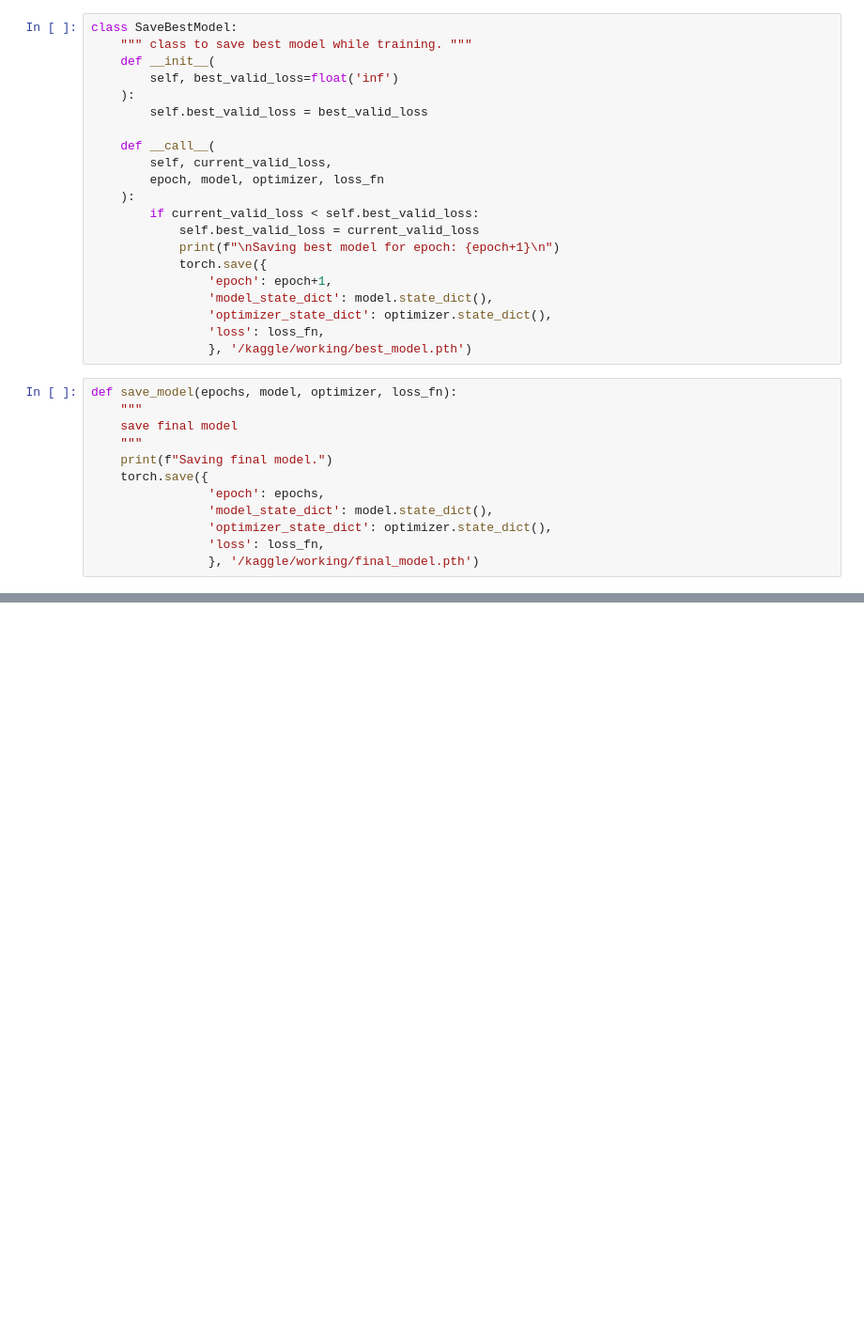
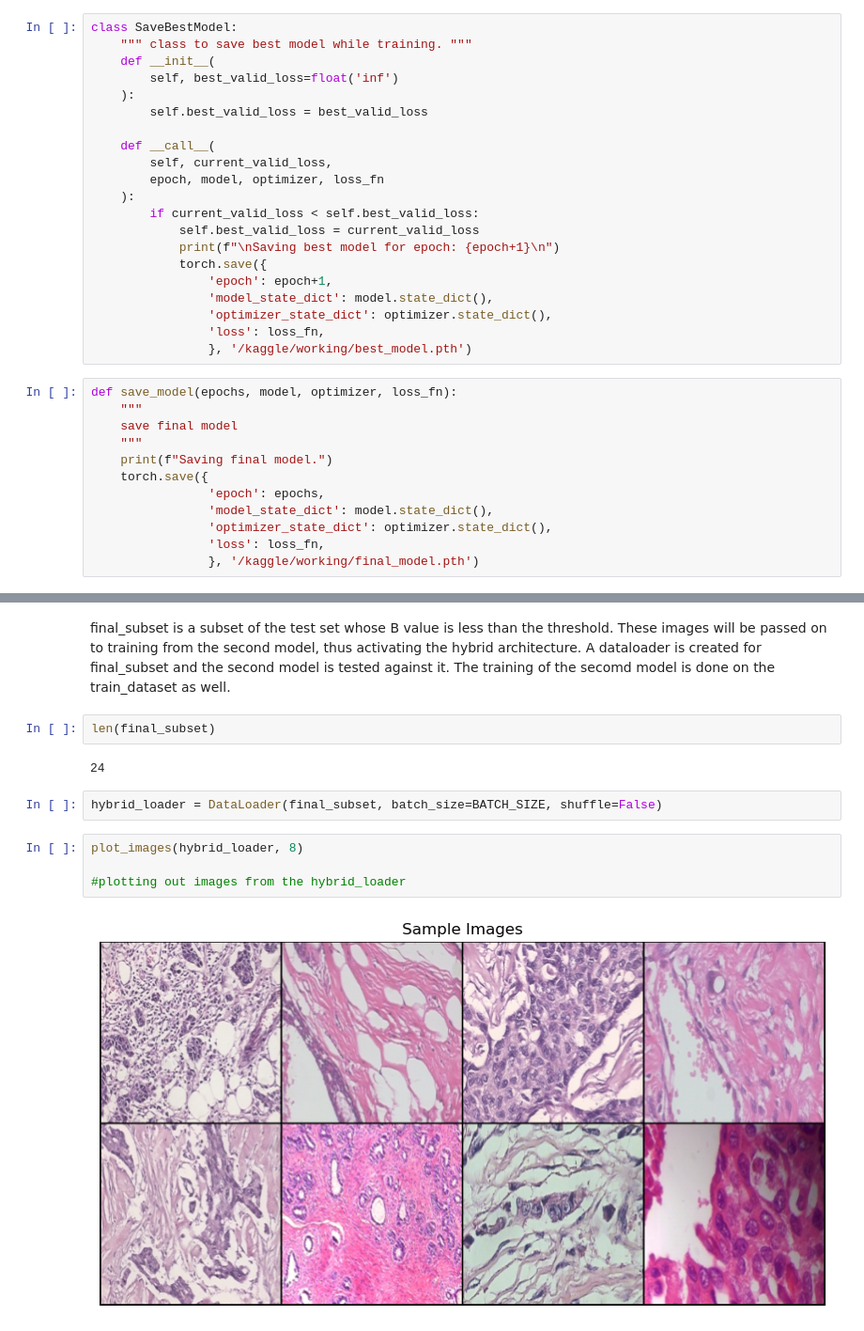
Before and after one commit to kohlivrinda/breast-cancer-prediction, a Jupyter notebook: breast-cancer-hybrid.ipynb, the cells around one changed output, grey strips where cells are left out. Shown at 94% size. Saved outputs shown, nothing was run; the diff lists cells and outputs as text; blank space fills up the shorter version.

Commit message:
Kaggle Notebook | breast cancer hybrid

```diff
--- a/breast-cancer-hybrid.ipynb
+++ b/breast-cancer-hybrid.ipynb
@@ -504,0 +555,15 @@ Saving final model.
+# %% [markdown]
+final_subset is a subset of the test set whose B value is less than the threshold. These images will be passed on to training from the second model, thus activating the hybrid architecture.
+A dataloader is created for final_subset and the second model is tested against it. The training of the secomd model is done on the train_dataset as well.
+# %%
+len(final_subset)
+# %% [output]
+24
+# %%
+hybrid_loader = DataLoader(final_subset, batch_size=BATCH_SIZE, shuffle=False)
+# %%
+plot_images(hybrid_loader, 8)
+
+#plotting out images from the hybrid_loader
+# %% [output]
+[figure, added]
```
Also changed, not shown: parts of 35 cells of this notebook.
